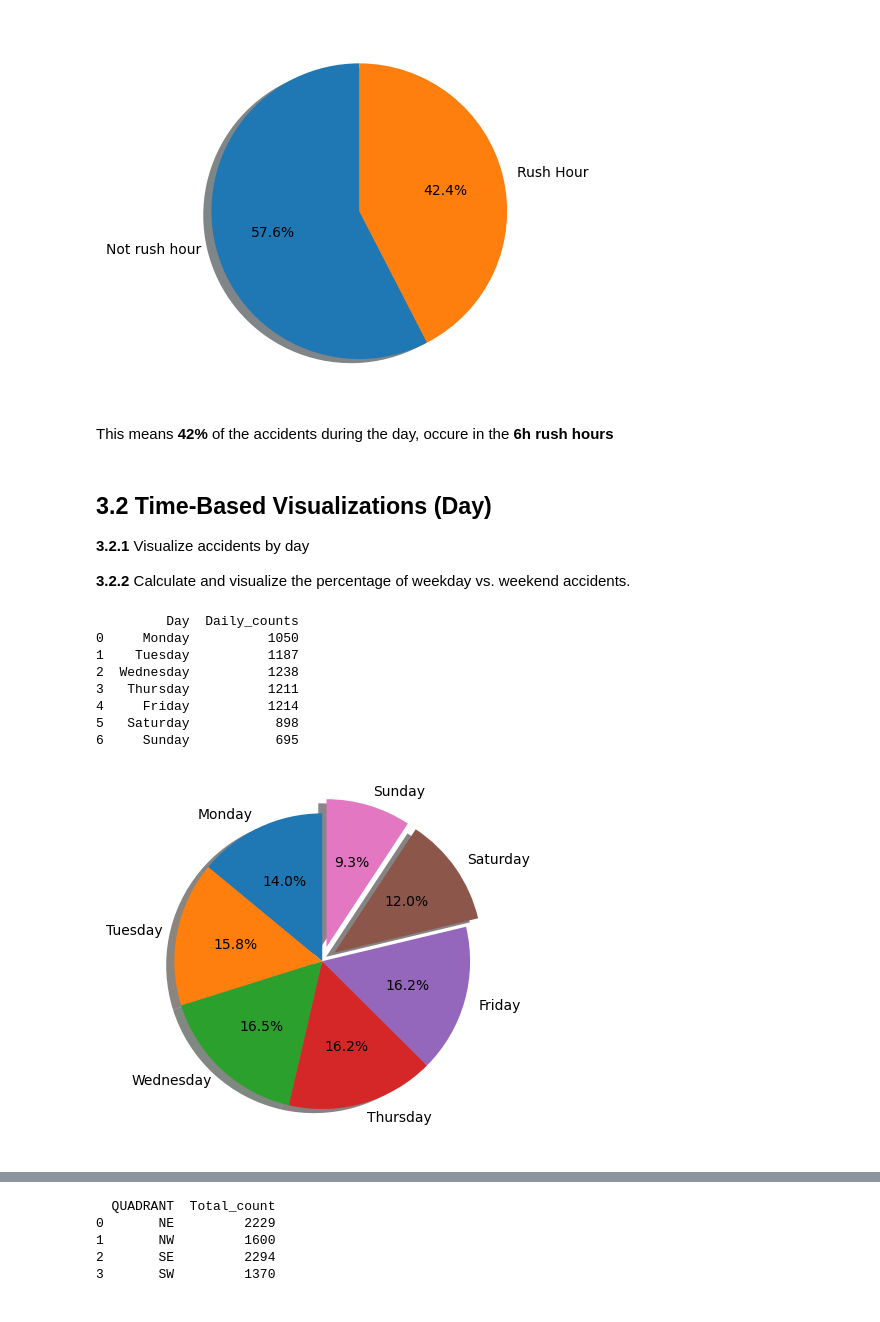
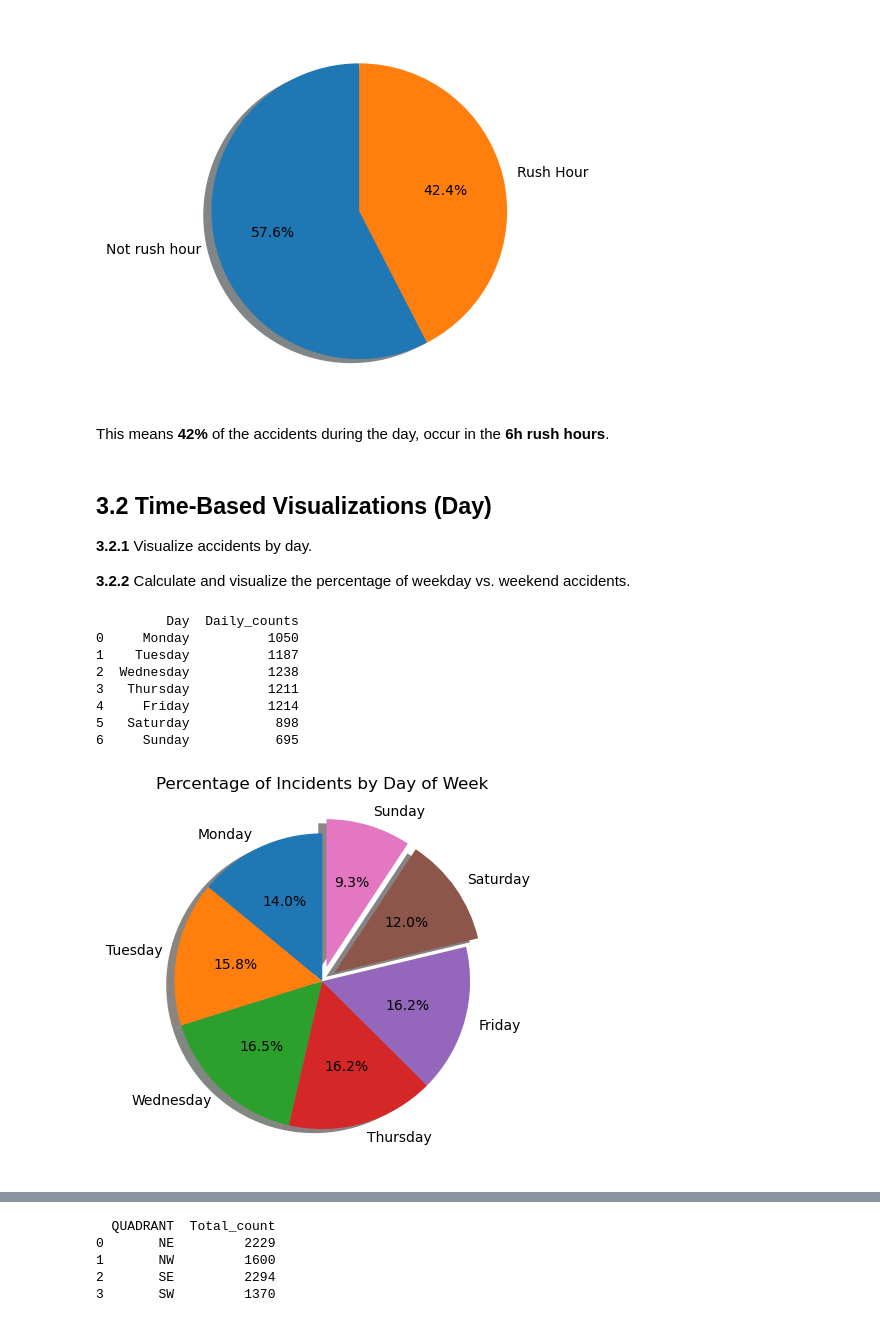
Before and after one commit to aliUofCafkhami/601-Project, a Jupyter notebook: Project 601.ipynb, the cells around one changed output, grey strips where cells are left out. Drawn from its saved outputs; the diff is of its cells as text; code cells hidden in the pictures.

Commit message:
minor edits made during class

```diff
--- a/Project 601.ipynb
+++ b/Project 601.ipynb
@@ -447,39 +452,40 @@ plt.show()
 1      Rush Hour   3179
 [figure]
 # %% [markdown]
-This means **42%** of the accidents during the day, occure in the **6h rush hours**
+This means **42%** of the accidents during the day, occur in the **6h rush hours**.
 # %% [markdown]
 ## 3.2 Time-Based Visualizations (Day)
-__3.2.1__ Visualize accidents by day
+__3.2.1__ Visualize accidents by day.
 
 __3.2.2__ Calculate and visualize the percentage of weekday vs. weekend accidents.
 # %%
 # 3.2.1 Visualize accidents by day
 daily_accidents = df.groupby(['Day']).agg(
     Daily_counts = ('Count','sum')
 ).reset_index()
 
 day_order = ['Monday', 'Tuesday', 'Wednesday', 'Thursday', 'Friday', 'Saturday', 'Sunday']
 daily_accidents['Day'] = pd.Categorical(daily_accidents['Day'], categories=day_order, ordered=True)
 daily_accidents = daily_accidents.sort_values('Day').reset_index(drop=True)
 print(daily_accidents)
 
 # Let's plot
 explode = (0, 0, 0, 0, 0 ,0.1 ,0.1)
 fig, ax = plt.subplots()
 ax.pie(daily_accidents['Daily_counts'], explode=explode, labels=daily_accidents['Day'], autopct='%1.1f%%',
        shadow={'ox': -0.04, 'edgecolor': 'none', 'shade': 0.9}, startangle=90)
+plt.title('Percentage of Incidents by Day of Week')
 plt.show()
 # %% [output]
          Day  Daily_counts
 0     Monday          1050
 1    Tuesday          1187
 2  Wednesday          1238
 3   Thursday          1211
 4     Friday          1214
 5   Saturday           898
 6     Sunday           695
-[figure, old version]
+[figure, new version]
 # %%
 # 3.2.2 Calculate and visualize the percentage of weekday vs. weekend accidents.
 Weekday_accidents = df.groupby(['Day_Category']).agg(
```
Also changed, not shown: parts of 33 cells of this notebook.
